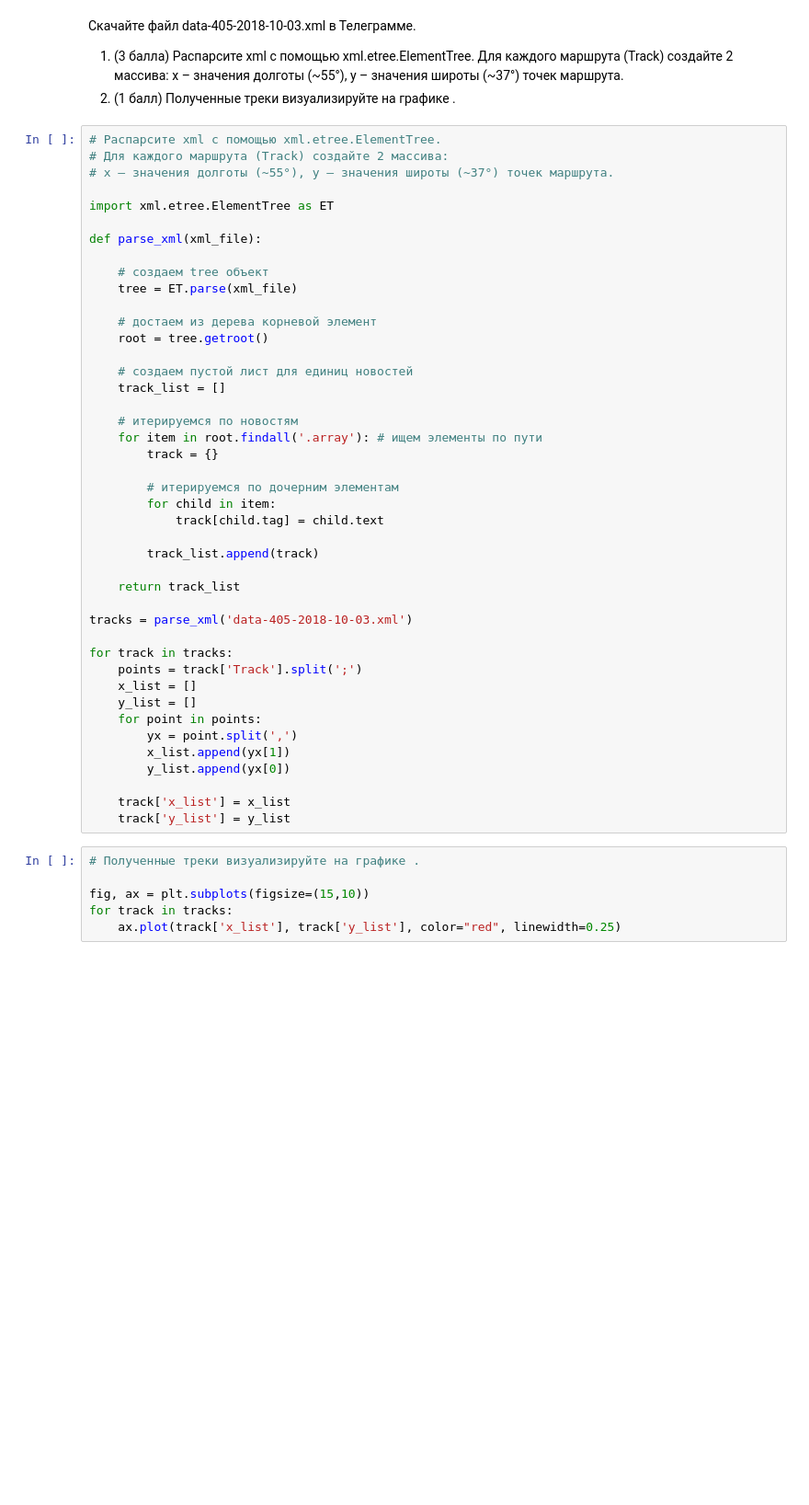
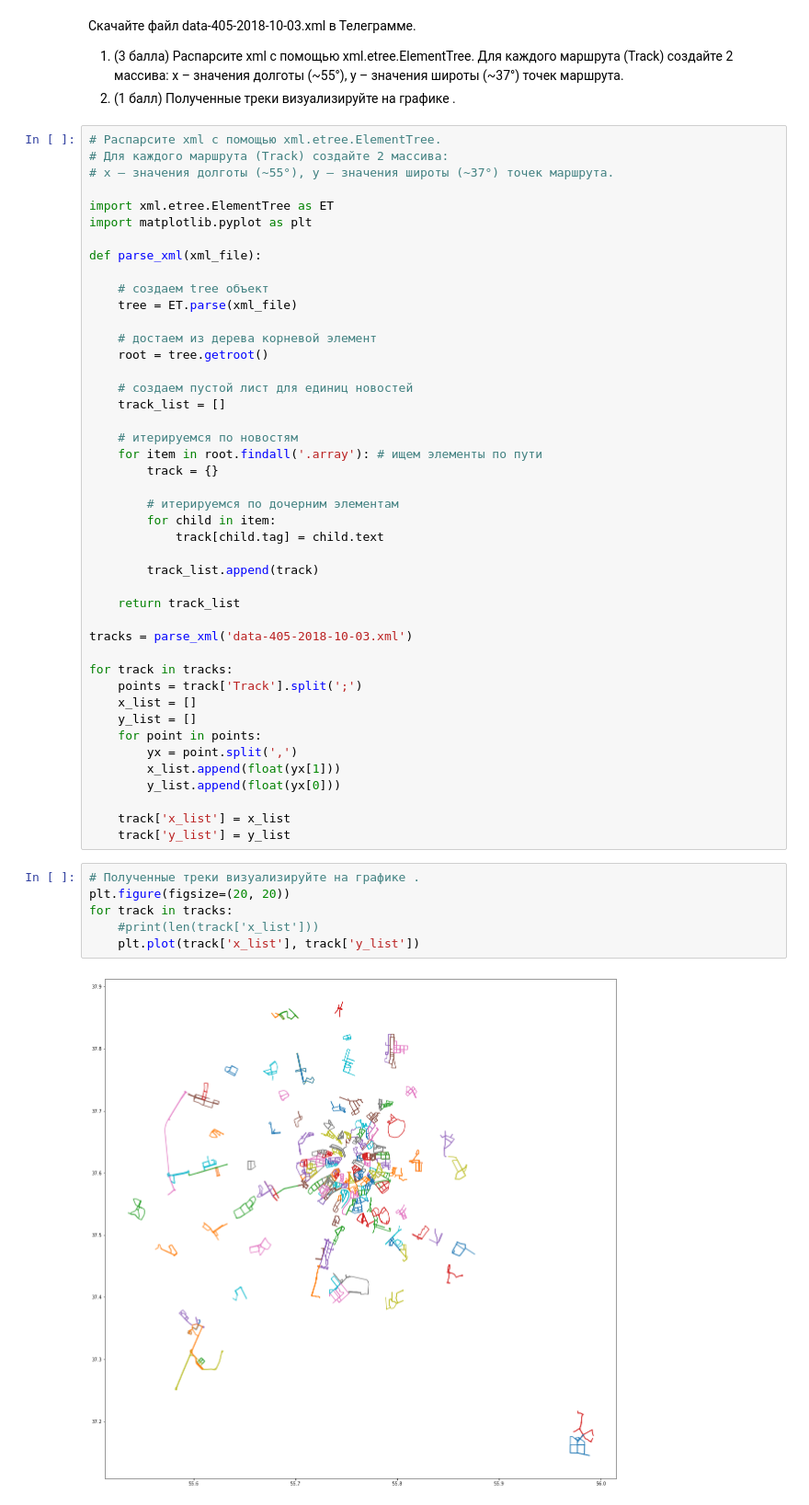
Before and after one commit to Sinetskiy/data_mining_hse_python, a Jupyter notebook: 07_xml_and_visualization_homework.ipynb, the cells around one changed output. Shown at 92% size. Drawn from its saved outputs; the diff is of its cells as text; blank space fills up the shorter version.

```diff
--- a/07_xml_and_visualization_homework.ipynb
+++ b/07_xml_and_visualization_homework.ipynb
@@ -134,6 +134,7 @@ sns.countplot( x = 'AgeGroup'
 # x – значения долготы (~55°), y – значения широты (~37°) точек маршрута.
 
 import xml.etree.ElementTree as ET
+import matplotlib.pyplot as plt
 
 def parse_xml(xml_file):
 
@@ -166,14 +167,16 @@ for track in tracks:
     y_list = []
     for point in points:
         yx = point.split(',')
-        x_list.append(yx[1])
-        y_list.append(yx[0])
+        x_list.append(float(yx[1]))
+        y_list.append(float(yx[0]))
 
     track['x_list'] = x_list
     track['y_list'] = y_list
 # %%
 # Полученные треки визуализируйте на графике .
-
-fig, ax = plt.subplots(figsize=(15,10))
+plt.figure(figsize=(20, 20))
 for track in tracks:
-    ax.plot(track['x_list'], track['y_list'], color="red", linewidth=0.25)
+    #print(len(track['x_list']))
+    plt.plot(track['x_list'], track['y_list'])
+# %% [output]
+[figure, added]
```
